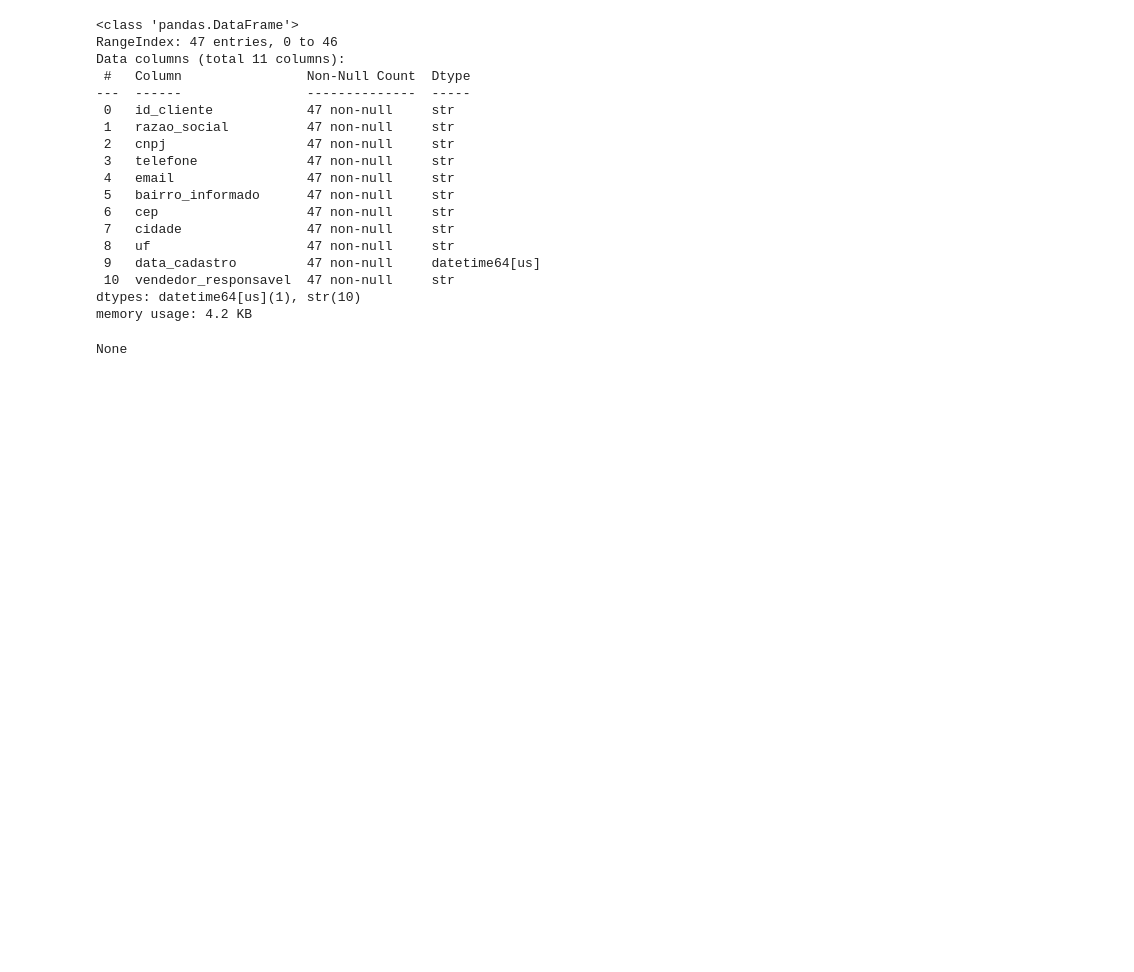
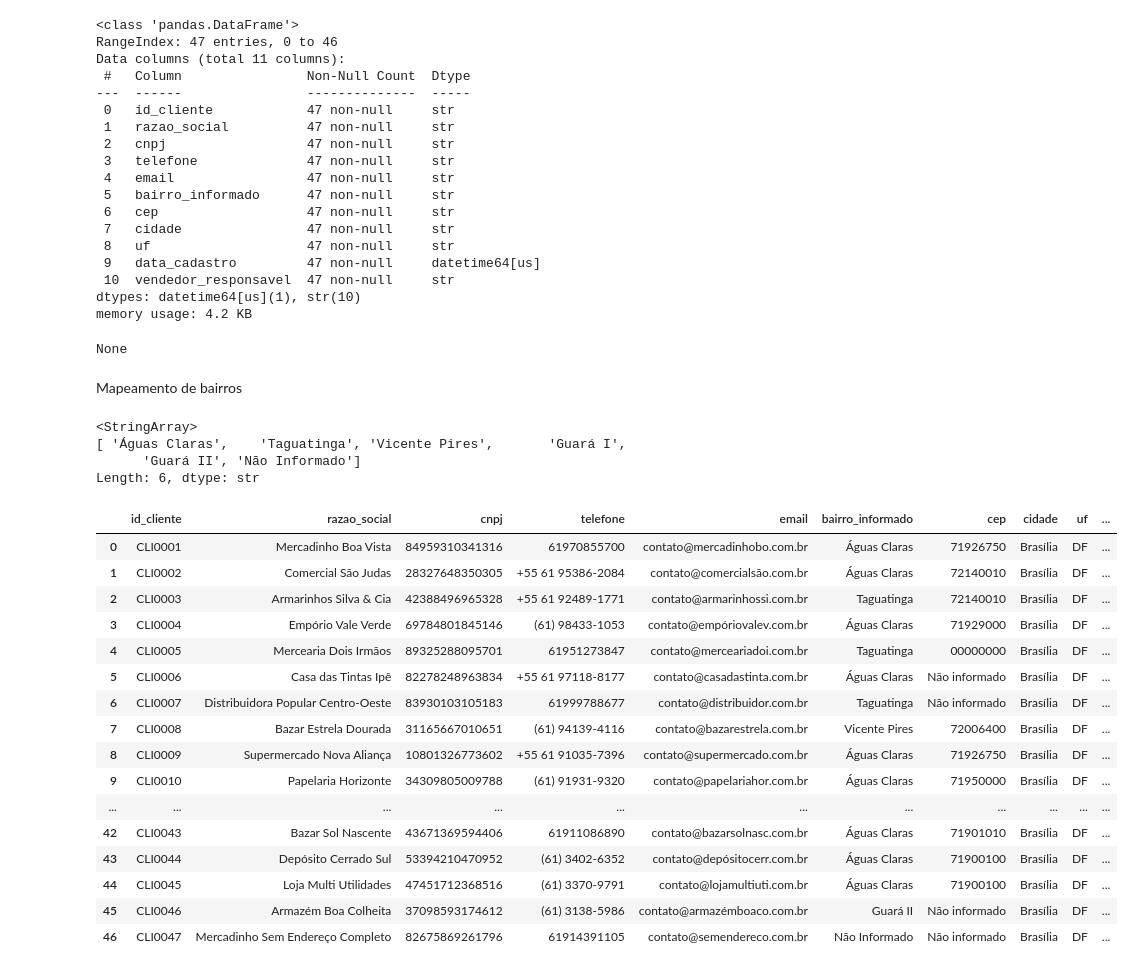
Before and after one commit to phxdablio/projeto-integrador-2026, a Jupyter notebook: etl/processarDados.ipynb, the cells around one changed output. Saved outputs shown, nothing was run; the diff lists cells and outputs as text; code cells hidden in the pictures; blank space fills up the shorter version.

Commit message:
mapeamento de bairros

```diff
--- a/etl/processarDados.ipynb
+++ b/etl/processarDados.ipynb
@@ -206,3 +206,66 @@ Data columns (total 11 columns):
 dtypes: datetime64[us](1), str(10)
 memory usage: 4.2 KB
 None
+# %% [markdown]
+Mapeamento de bairros
+# %%
+# 1. Limpeza básica: transforma tudo em string, remove espaços extras e padroniza as iniciais
+df_analise['bairro_informado'] = df_analise['bairro_informado'].astype(str).str.strip().str.title()
+
+# 2. Seu dicionário de mapeamento (ajustado para o padrão do .title() que deixa o 'f' de Df minúsculo)
+mapeamentoBairros = {
+    "Aguas Claras": "Águas Claras",
+    "Águas Claras": "Águas Claras",
+    "Águas Claras/Df": "Águas Claras",
+    "Aguas Claras - Df": "Águas Claras",
+    "Águas Claras Norte": "Águas Claras",
+    "Norte (Aguas Claras)": "Águas Claras",
+    "Águas Claras Sul": "Águas Claras",
+    "Sul (Águas Claras)": "Águas Claras",
+    "Sul (Aguas Claras)": "Águas Claras",
+    "Norte (Águas Claras)": "Águas Claras",
+
+    "Taguatinga": "Taguatinga",
+    "Taguatinga - Df": "Taguatinga",
+    "Taguatinga Sul": "Taguatinga",
+    "Taguatinga/Df": "Taguatinga",
+
+    "Vicente Pires": "Vicente Pires",
+    "Vicente Pires - Df": "Vicente Pires",
+    "Vte Pires": "Vicente Pires",
+    "V. Pires": "Vicente Pires",
+
+    "Guará Ii": "Guará II",
+    "Guara I": "Guará I",
+    "Guara - Df": "Guará I",
+}
+
+# 3. Aplica a substituição
+df_analise['bairro_informado'] = df_analise['bairro_informado'].replace(mapeamentoBairros)
+
+# 4. Exibe os valores únicos para você conferir se limpou tudo
+display(df_analise['bairro_informado'].unique())
+
+display(df_analise.head(10))
+# %% [output]
+<StringArray>
+[ 'Águas Claras',    'Taguatinga', 'Vicente Pires',       'Guará I',
+      'Guará II', 'Não Informado']
+Length: 6, dtype: str
+|  | id_cliente | razao_social | cnpj | telefone | email | bairro_informado | cep | cidade | uf | ... |
+| 0 | CLI0001 | Mercadinho Boa Vista | 84959310341316 | 61970855700 | contato@mercadinhobo.com.br | Águas Claras | 71926750 | Brasília | DF | ... |
+| 1 | CLI0002 | Comercial São Judas | 28327648350305 | +55 61 95386-2084 | contato@comercialsão.com.br | Águas Claras | 72140010 | Brasília | DF | ... |
+| 2 | CLI0003 | Armarinhos Silva & Cia | 42388496965328 | +55 61 92489-1771 | contato@armarinhossi.com.br | Taguatinga | 72140010 | Brasília | DF | ... |
+| 3 | CLI0004 | Empório Vale Verde | 69784801845146 | (61) 98433-1053 | contato@empóriovalev.com.br | Águas Claras | 71929000 | Brasília | DF | ... |
+| 4 | CLI0005 | Mercearia Dois Irmãos | 89325288095701 | 61951273847 | contato@merceariadoi.com.br | Taguatinga | 00000000 | Brasília | DF | ... |
+| 5 | CLI0006 | Casa das Tintas Ipê | 82278248963834 | +55 61 97118-8177 | contato@casadastinta.com.br | Águas Claras | Não informado | Brasília | DF | ... |
+| 6 | CLI0007 | Distribuidora Popular Centro-Oeste | 83930103105183 | 61999788677 | contato@distribuidor.com.br | Taguatinga | Não informado | Brasília | DF | ... |
+| 7 | CLI0008 | Bazar Estrela Dourada | 31165667010651 | (61) 94139-4116 | contato@bazarestrela.com.br | Vicente Pires | 72006400 | Brasília | DF | ... |
+| 8 | CLI0009 | Supermercado Nova Aliança | 10801326773602 | +55 61 91035-7396 | contato@supermercado.com.br | Águas Claras | 71926750 | Brasília | DF | ... |
+| 9 | CLI0010 | Papelaria Horizonte | 34309805009788 | (61) 91931-9320 | contato@papelariahor.com.br | Águas Claras | 71950000 | Brasília | DF | ... |
+| ... | ... | ... | ... | ... | ... | ... | ... | ... | ... | ... |
+| 42 | CLI0043 | Bazar Sol Nascente | 43671369594406 | 61911086890 | contato@bazarsolnasc.com.br | Águas Claras | 71901010 | Brasília | DF | ... |
+| 43 | CLI0044 | Depósito Cerrado Sul | 53394210470952 | (61) 3402-6352 | contato@depósitocerr.com.br | Águas Claras | 71900100 | Brasília | DF | ... |
+| 44 | CLI0045 | Loja Multi Utilidades | 47451712368516 | (61) 3370-9791 | contato@lojamultiuti.com.br | Águas Claras | 71900100 | Brasília | DF | ... |
+| 45 | CLI0046 | Armazém Boa Colheita | 37098593174612 | (61) 3138-5986 | contato@armazémboaco.com.br | Guará II | Não informado | Brasília | DF | ... |
+| 46 | CLI0047 | Mercadinho Sem Endereço Completo | 82675869261796 | 61914391105 | contato@semendereco.com.br | Não Informado | Não informado | Brasília | DF | ... |
```
